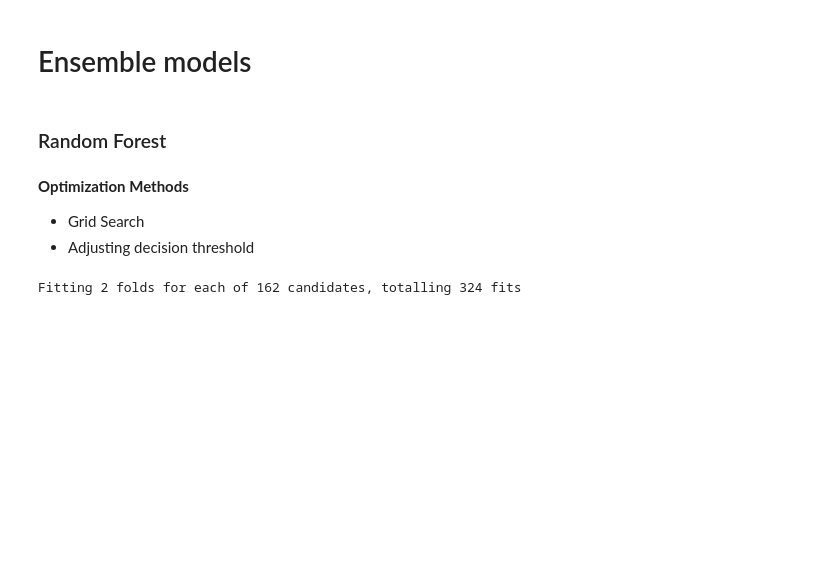
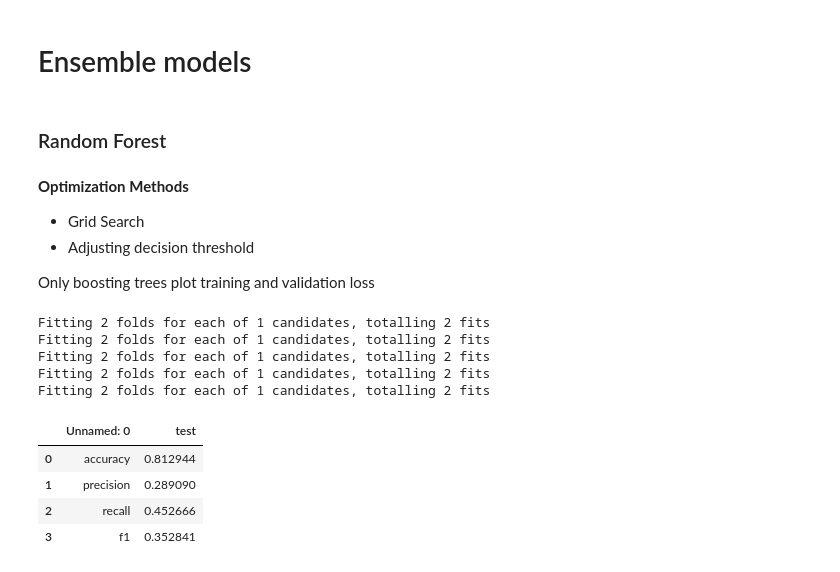
Before and after one commit to HigherGround189/EGT309-Team-Harish-Kanna, a Jupyter notebook: notebooks/Zhexiang_Model_training.ipynb, the cells around one changed output. Saved outputs shown, nothing was run; the diff lists cells and outputs as text; code cells hidden in the pictures; blank space fills up the shorter version.

```diff
--- a/notebooks/Zhexiang_Model_training.ipynb
+++ b/notebooks/Zhexiang_Model_training.ipynb
@@ -152,6 +181,8 @@ def measure_error(y_true, y_pred, label):
 
 *   Grid Search
 *   Adjusting decision threshold
+
+Only boosting trees plot training and validation loss
 # %%
 from sklearn.ensemble import RandomForestClassifier
 # %%
@@ -167,8 +201,18 @@ clfs = [rf_ens]
 # %%
-# IMPORTANT: Remeber to fix for parallel processing in kedro! ^^
-
 for model in clfs:
-    model.run_gridsearch(X_train, y_train)
+    model.run_bayessearch(X_train, y_train)
     model.write_info_to_disk(X_test, y_test, "/content")
 # %% [output]
-Fitting 2 folds for each of 162 candidates, totalling 324 fits
+Fitting 2 folds for each of 1 candidates, totalling 2 fits
+Fitting 2 folds for each of 1 candidates, totalling 2 fits
+Fitting 2 folds for each of 1 candidates, totalling 2 fits
+Fitting 2 folds for each of 1 candidates, totalling 2 fits
+Fitting 2 folds for each of 1 candidates, totalling 2 fits
+# %%
+pd.read_csv("./RandomForestClassifier/test_error.csv")
+# %% [output]
+|  | Unnamed: 0 | test |
+| 0 | accuracy | 0.812944 |
+| 1 | precision | 0.289090 |
+| 2 | recall | 0.452666 |
+| 3 | f1 | 0.352841 |
```
Also changed, not shown: parts of 16 cells of this notebook.
